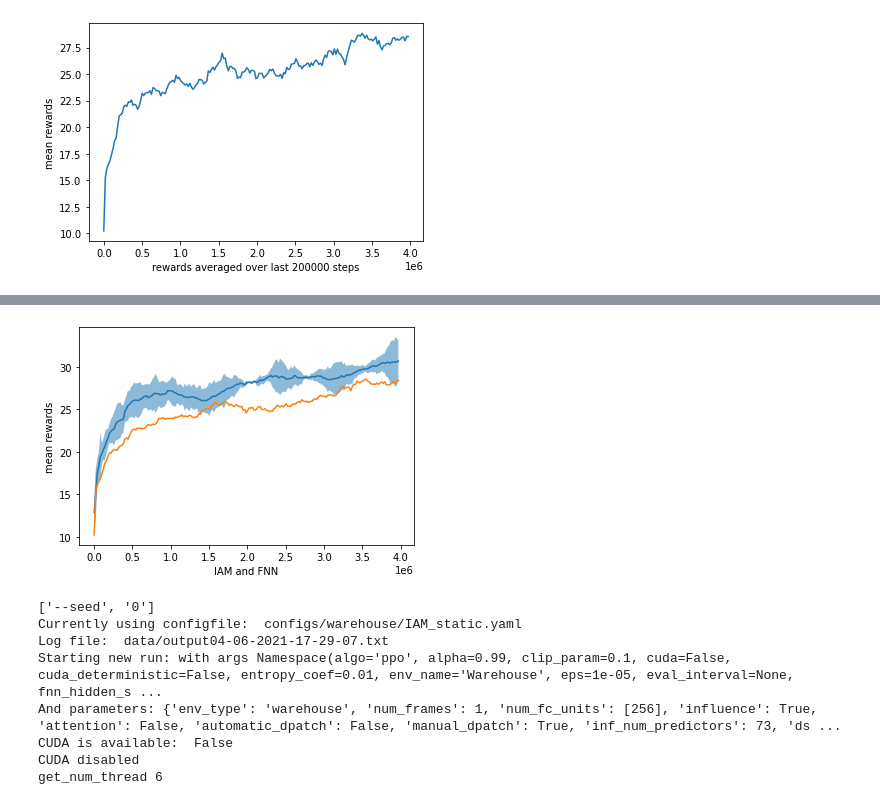
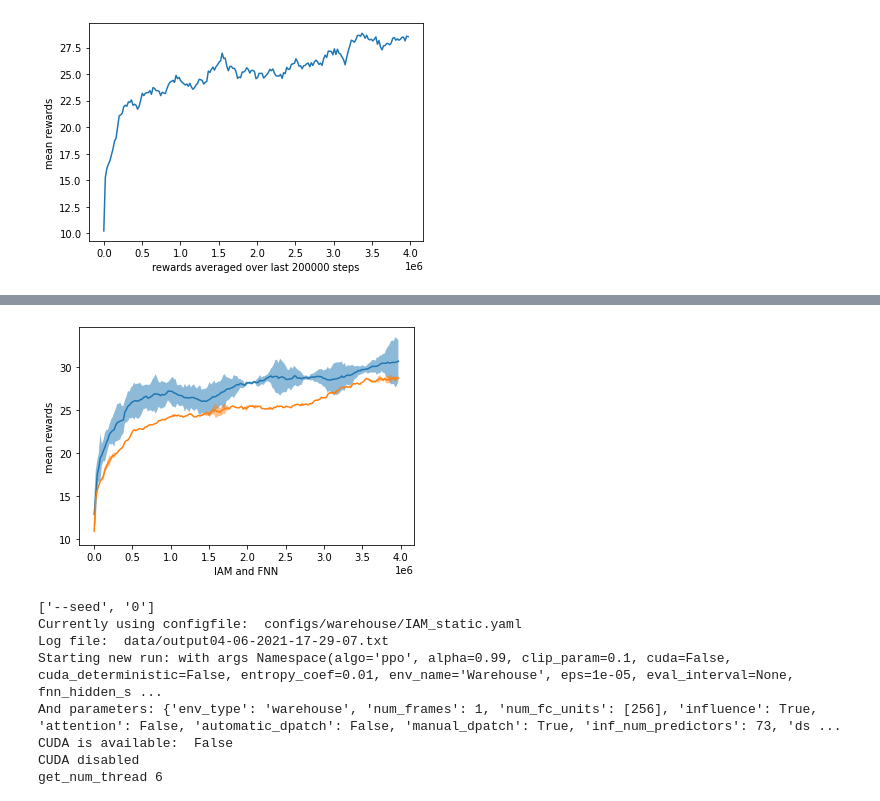
Before and after one commit to gijskoning/Reproducibility_project, a Jupyter notebook: experiments.ipynb, the cells around one changed output, grey strips where cells are left out. Drawn from its saved outputs; the diff is of its cells as text; code cells hidden in the pictures.

Commit message:
Add second plot

```diff
--- a/experiments.ipynb
+++ b/experiments.ipynb
@@ -157,12 +157,13 @@ Final reward:  28.531250000000004
 # Combine data of IAM and plot:
 average_over_steps = 400000
 average_time = plot_runs(["output04-06-2021-17-29-07.txt", "output04-06-2021-23-01-04.txt", "output04-07-2021-04-04-57.txt"],average_over_last_steps=average_over_steps, show=False)
-time_fnn = plot_data("output04-07-2021-11-47-30.txt" ,average_over_last_steps=average_over_steps, show=False)
+average_time_FNN = plot_runs(["output04-07-2021-11-47-30.txt", "output04-07-2021-15-27-18.txt"],average_over_last_steps=average_over_steps, show=False)
 plt.xlabel("IAM and FNN")
 plt.show()
 # Interesting to see that the IAM model took much more time compared to the FNN
+# Also note that there is a lot more variance in the IAM model.
 print("Elapsed time average IAM:", average_time//60/60, " Hours")
-print("Elapsed time average FNN:", time_fnn//60/60, " Hours")
+print("Elapsed time average FNN:", average_time_FNN//60/60, " Hours")
 # %% [output]
 data/output04-06-2021-17-29-07.txt
 data/output04-06-2021-23-01-04.txt
@@ -176,4 +177,4 @@ Elapsed time average FNN: 3.65  Hours
-[figure, old version]
+[figure, new version]
 # %%
 import torch
 # Gijs: I checked and can have a max of 6 threads. Check your computer by calling this in your regular python console: import torch; torch.get_num_threads()
```
Also changed, not shown: parts of 1 cell of this notebook, 2 other files.
